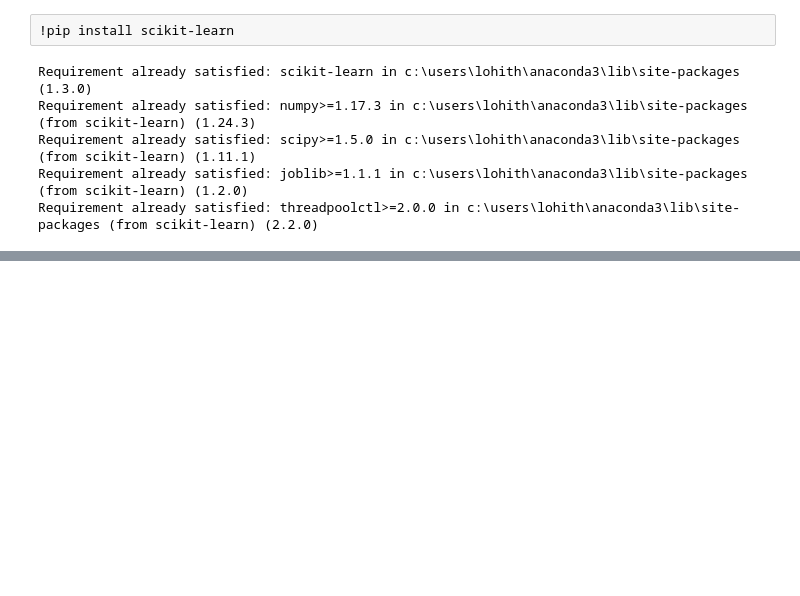
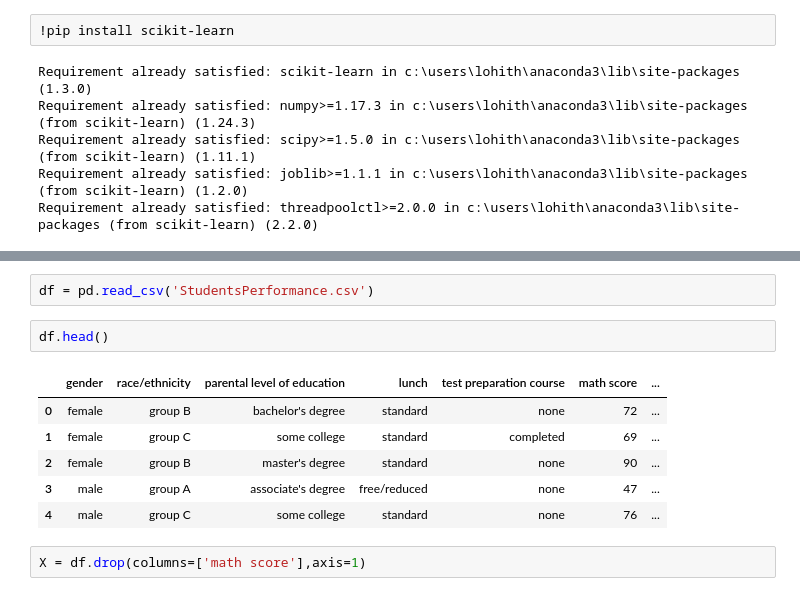
Before and after one commit to lohith-89/ml, a Jupyter notebook: notebook/Model Training.ipynb, the cells around one changed output, grey strips where cells are left out. Cells and saved outputs as stored; diff of their text form; blank space fills up the shorter version.

```diff
--- a/notebook/Model Training.ipynb
+++ b/notebook/Model Training.ipynb
@@ -28,0 +27,13 @@ ModuleNotFoundError: No module named 'sklearn'
+# %%
+df = pd.read_csv('StudentsPerformance.csv')
+# %%
+df.head()
+# %% [output]
+|  | gender | race/ethnicity | parental level of education | lunch | test preparation course | math score | ... |
+| 0 | female | group B | bachelor's degree | standard | none | 72 | ... |
+| 1 | female | group C | some college | standard | completed | 69 | ... |
+| 2 | female | group B | master's degree | standard | none | 90 | ... |
+| 3 | male | group A | associate's degree | free/reduced | none | 47 | ... |
+| 4 | male | group C | some college | standard | none | 76 | ... |
+# %%
+X = df.drop(columns=['math score'],axis=1)
```
Also changed, not shown: parts of 10 cells of this notebook, 1 other file.
